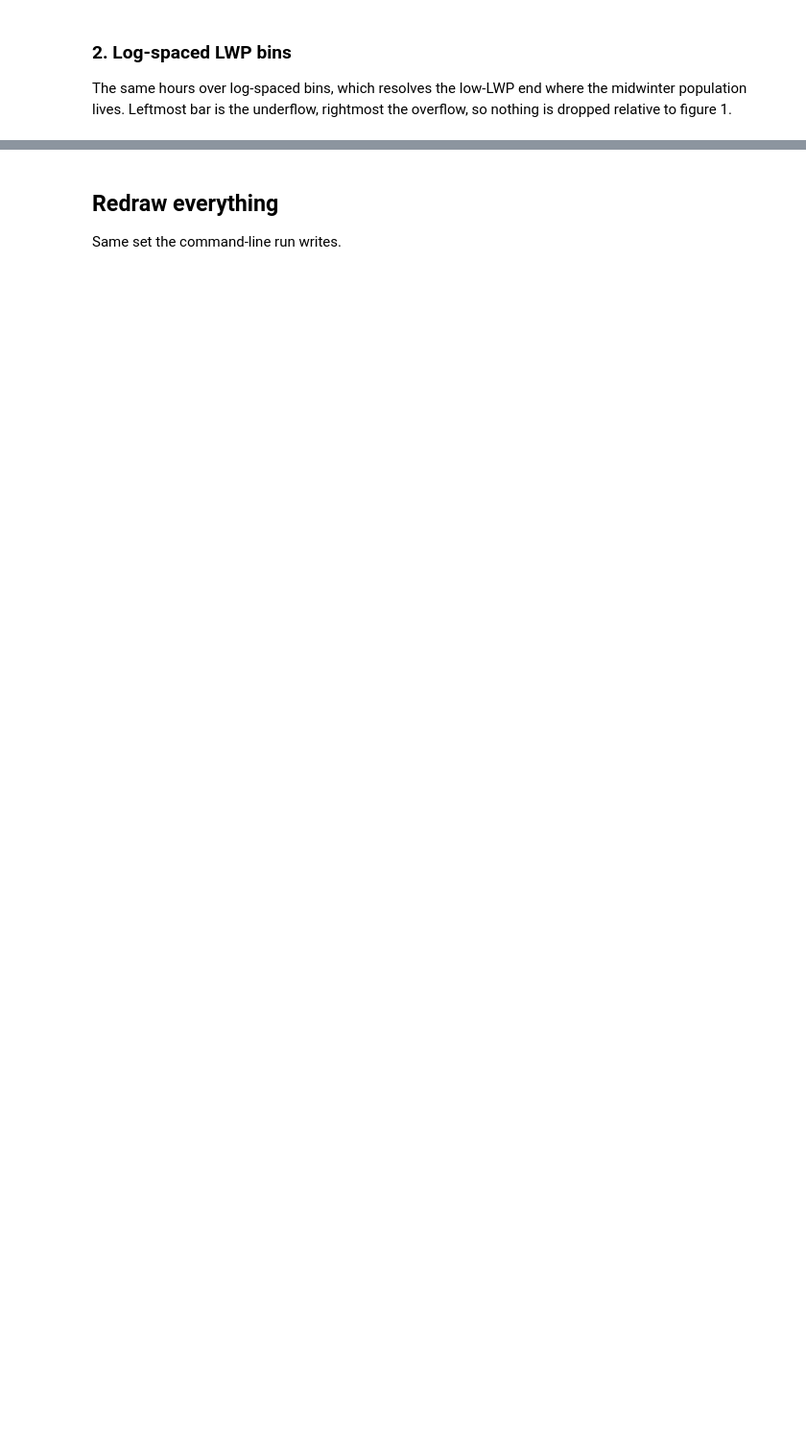
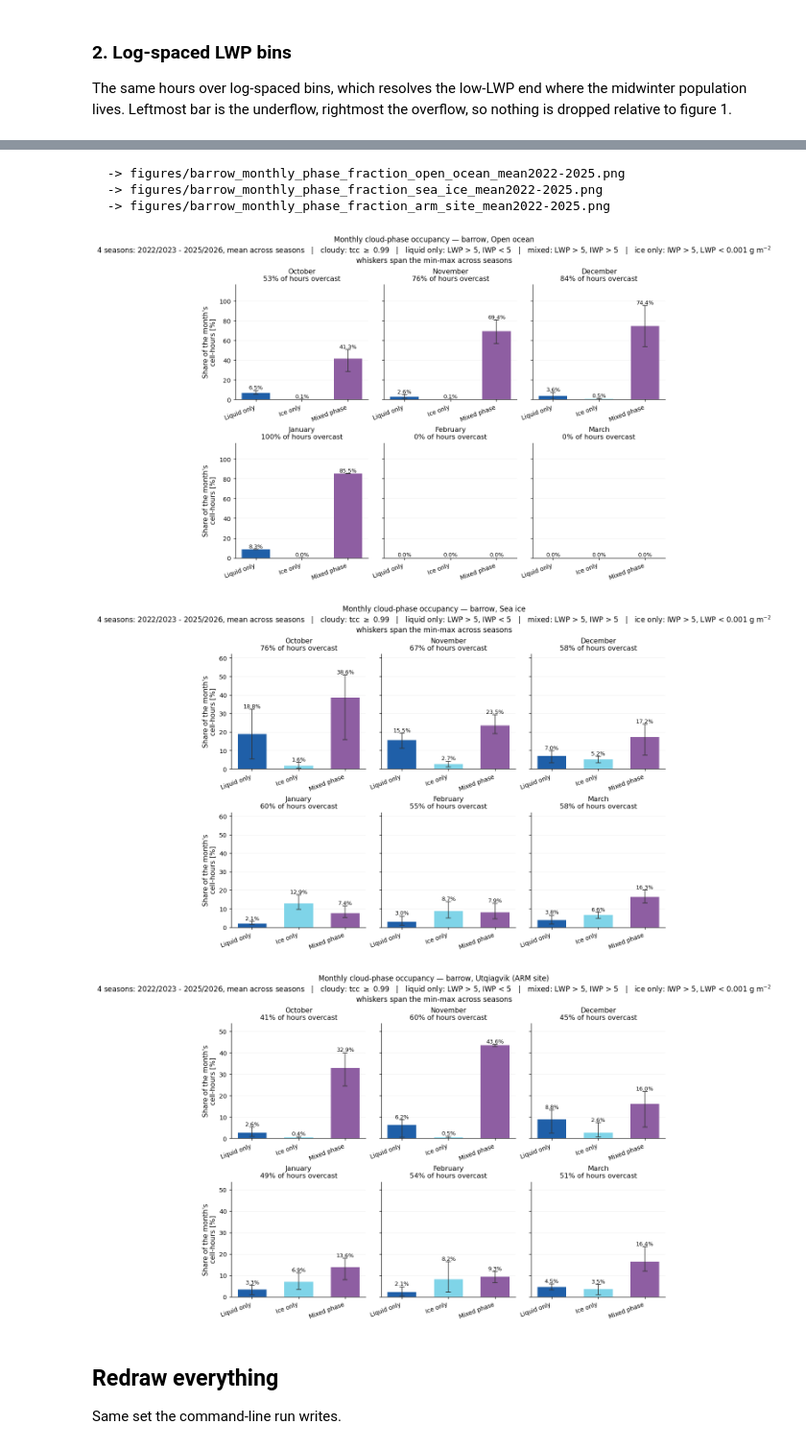
Before and after one commit to andrewjbuggee/Python-Research, a Jupyter notebook: ERA5/surface_energy_budget/plot_lwp_histogram_by_surface_class.ipynb, the cells around one changed output, grey strips where cells are left out. Shown at 96% size. Saved outputs shown, nothing was run; the diff lists cells and outputs as text; code cells hidden in the pictures; blank space fills up the shorter version.

```diff
--- a/ERA5/surface_energy_budget/plot_lwp_histogram_by_surface_class.ipynb
+++ b/ERA5/surface_energy_budget/plot_lwp_histogram_by_surface_class.ipynb
@@ -148,3 +216,13 @@ lwph.fig_log(A, out_dir=SAVE_DIR);
+# %%
+for sc in ("open_ocean", "sea_ice", "arm_site"):
+    lwph.fig_monthly_phase_fraction(A, surface_class=sc, out_dir=SAVE_DIR)
+# %% [output]
+  -> figures/barrow_monthly_phase_fraction_open_ocean_mean2022-2025.png
+  -> figures/barrow_monthly_phase_fraction_sea_ice_mean2022-2025.png
+  -> figures/barrow_monthly_phase_fraction_arm_site_mean2022-2025.png
+[figure, added]
+[figure, added]
+[figure, added]
 # %% [markdown]
 ## Redraw everything
 
```
Also changed, not shown: parts of 17 cells of this notebook, 7 other files.
